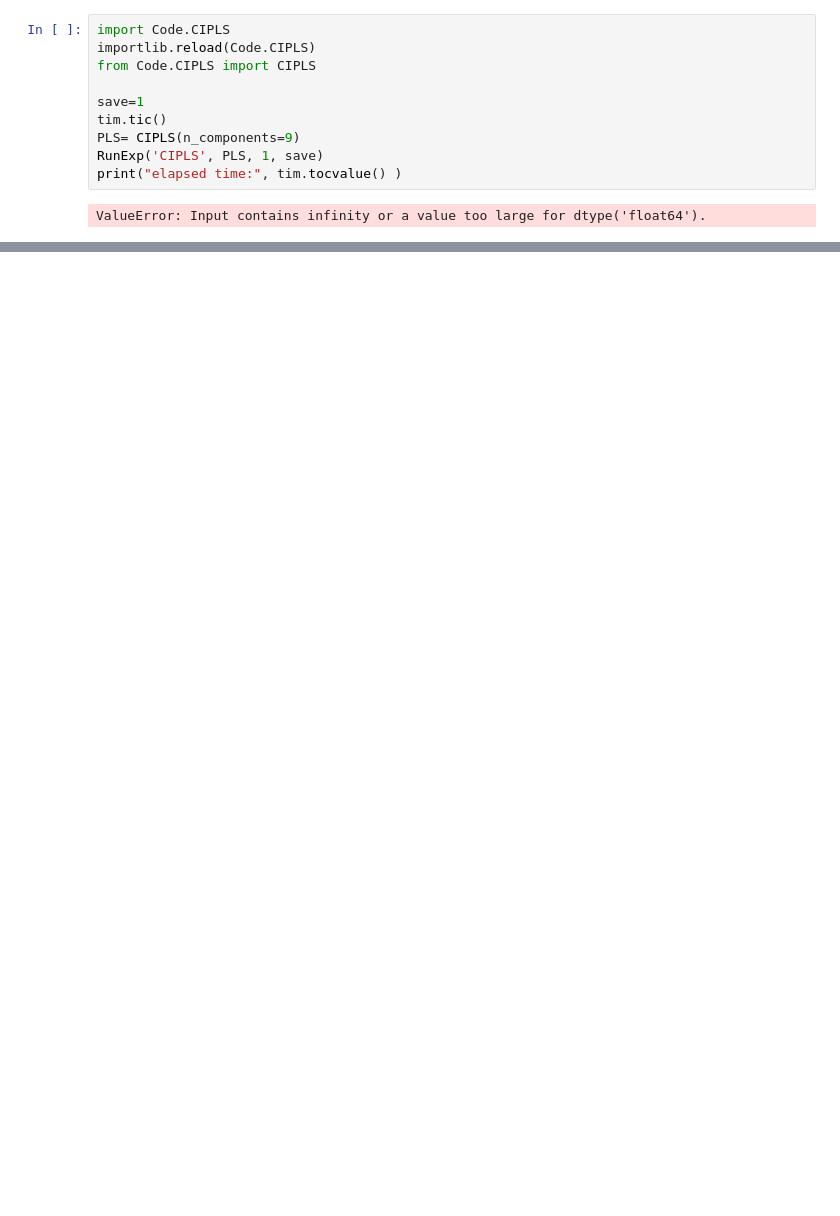
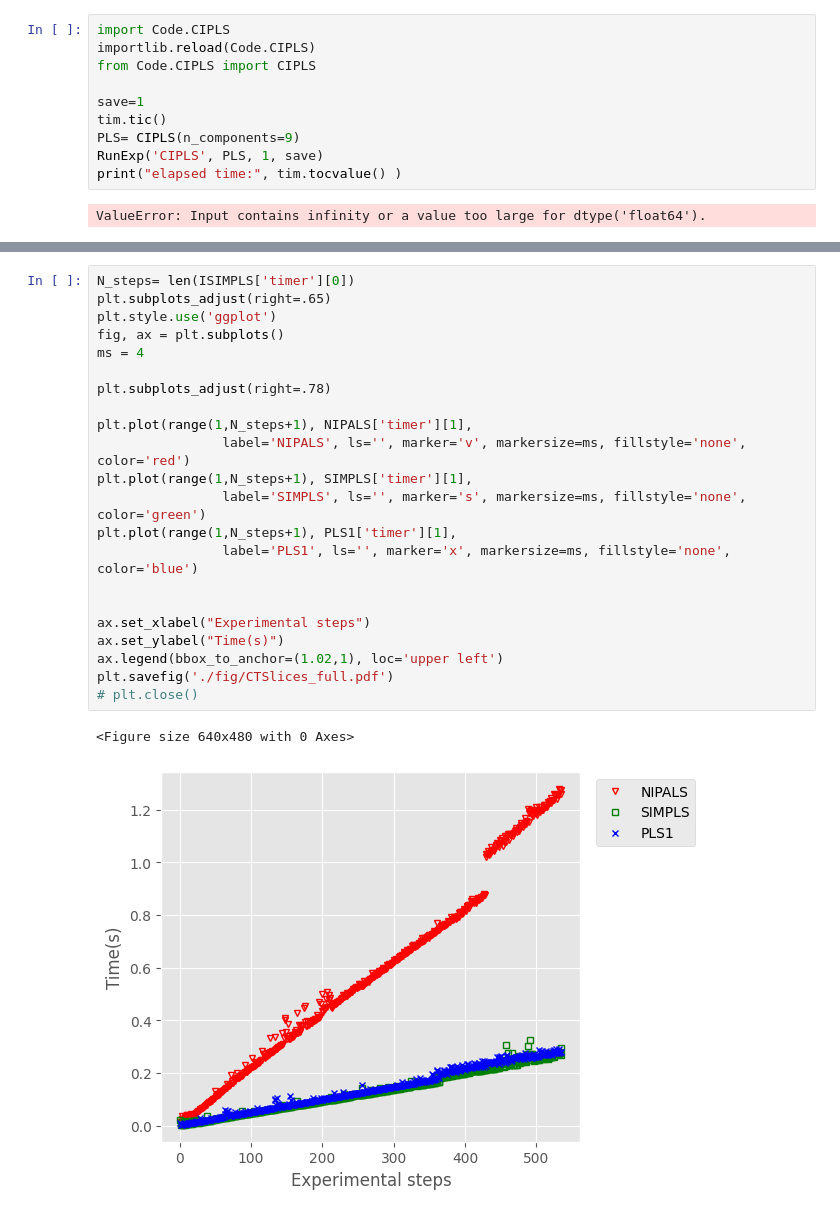
Before and after one commit to tachen90208/wiresstat-iplsreview, a Jupyter notebook: PLS1_CTSlice.ipynb, the cells around one changed output, grey strips where cells are left out. Saved outputs shown, nothing was run; the diff lists cells and outputs as text; blank space fills up the shorter version.

```diff
--- a/PLS1_CTSlice.ipynb
+++ b/PLS1_CTSlice.ipynb
@@ -144,0 +232,25 @@ elapsed time: 1.9912926298566163
+# %%
+N_steps= len(ISIMPLS['timer'][0])
+plt.subplots_adjust(right=.65)
+plt.style.use('ggplot')
+fig, ax = plt.subplots()
+ms = 4
+
+plt.subplots_adjust(right=.78)
+
+plt.plot(range(1,N_steps+1), NIPALS['timer'][1],
+                label='NIPALS', ls='', marker='v', markersize=ms, fillstyle='none', color='red')
+plt.plot(range(1,N_steps+1), SIMPLS['timer'][1],
+                label='SIMPLS', ls='', marker='s', markersize=ms, fillstyle='none', color='green')
+plt.plot(range(1,N_steps+1), PLS1['timer'][1],
+                label='PLS1', ls='', marker='x', markersize=ms, fillstyle='none', color='blue')
+
+
+ax.set_xlabel("Experimental steps")
+ax.set_ylabel("Time(s)")
+ax.legend(bbox_to_anchor=(1.02,1), loc='upper left')
+plt.savefig('./fig/CTSlices_full.pdf')
+# plt.close()
+# %% [output]
+<Figure size 640x480 with 0 Axes>
+[figure, added]
```
Also changed, not shown: parts of 10 cells of this notebook, 2 other files.
